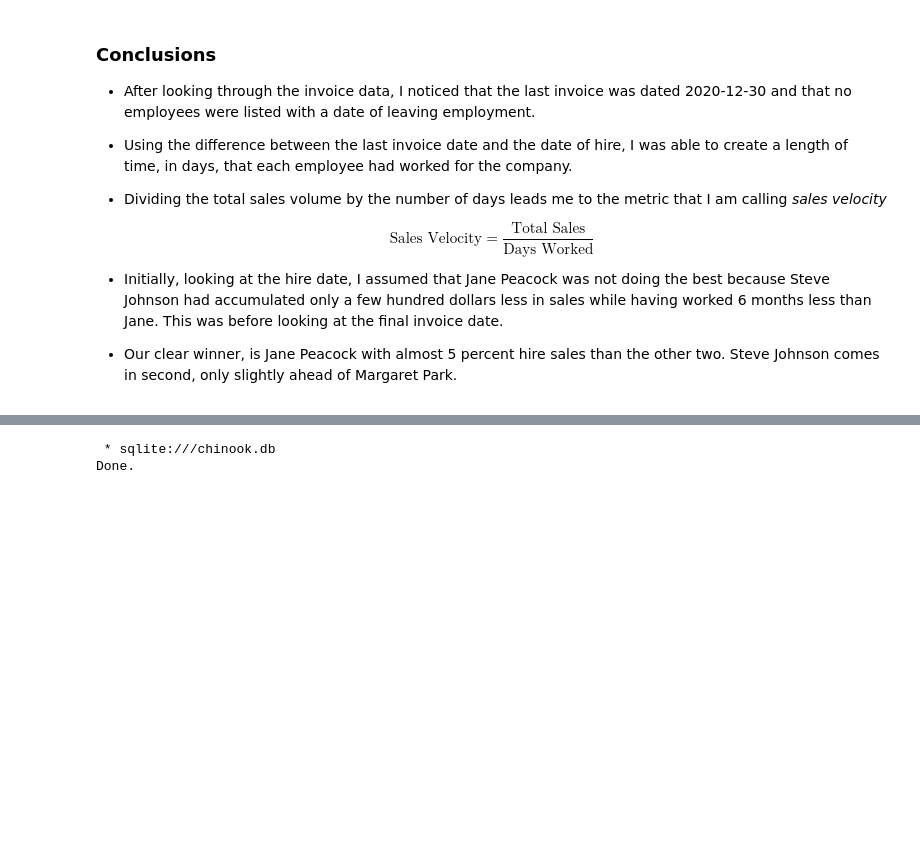
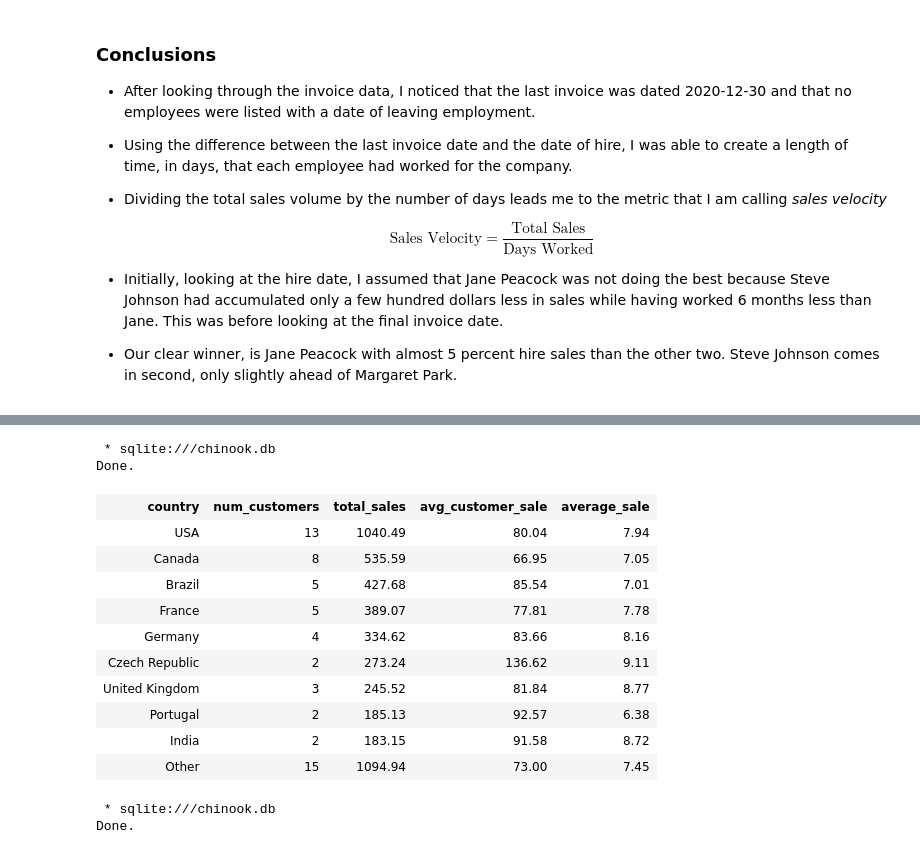
Before and after one commit to natekotila/DataQuestProjects, a Jupyter notebook: chinook/SQL Queries for Record Sales.ipynb, the cells around one changed output, grey strips where cells are left out. Cells and saved outputs as stored; diff of their text form; code cells hidden in the pictures; blank space fills up the shorter version.

Commit message:
Finished country sales query

```diff
--- a/chinook/SQL Queries for Record Sales.ipynb
+++ b/chinook/SQL Queries for Record Sales.ipynb
@@ -215,3 +192,57 @@ GROUP BY 1)]
+# %%
+%%sql
+WITH customer_country AS (
+SELECT COUNT(customer_id) num_customers,
+       country
+FROM customer
+GROUP BY 2),
+
+country_total AS (
+SELECT billing_country country,
+       SUM(total) total_sales,
+       COUNT(invoice_id) number_of_sales
+FROM invoice
+GROUP BY 1),
+
+country_values AS (
+SELECT CASE
+          WHEN cc.num_customers = 1 THEN 'Other'
+          ELSE cc.country
+       END country_choice,
+       SUM(cc.num_customers) num_customers,
+       SUM(ct.total_sales) total_sales,
+       SUM(ct.number_of_sales) number_of_sales,
+       CASE
+         WHEN cc.num_customers = 1 THEN 1
+         ELSE 0
+       END is_other
+FROM customer_country cc
+INNER JOIN country_total ct
+ON cc.country = ct.country
+GROUP BY country_choice)
+
+SELECT country_choice country,
+       num_customers,
+       ROUND(total_sales,2) total_sales,
+       PRINTF('%.2f',(total_sales / num_customers)) avg_customer_sale,
+       PRINTF('%.2f', (total_sales / number_of_sales)) average_sale
+FROM country_values
+ORDER BY is_other ASC,
+         total_sales DESC;
+# %% [output]
+ * sqlite:///chinook.db
+Done.
+| country | num_customers | total_sales | avg_customer_sale | average_sale |
+| USA | 13 | 1040.49 | 80.04 | 7.94 |
+| Canada | 8 | 535.59 | 66.95 | 7.05 |
+| Brazil | 5 | 427.68 | 85.54 | 7.01 |
+| France | 5 | 389.07 | 77.81 | 7.78 |
+| Germany | 4 | 334.62 | 83.66 | 8.16 |
+| Czech Republic | 2 | 273.24 | 136.62 | 9.11 |
+| United Kingdom | 3 | 245.52 | 81.84 | 8.77 |
+| Portugal | 2 | 185.13 | 92.57 | 6.38 |
+| India | 2 | 183.15 | 91.58 | 8.72 |
+| Other | 15 | 1094.94 | 73.00 | 7.45 |
 # %%
 %%sql
 SELECT customer_id,
```
Also changed, not shown: parts of 3 cells of this notebook, 1 other file.
